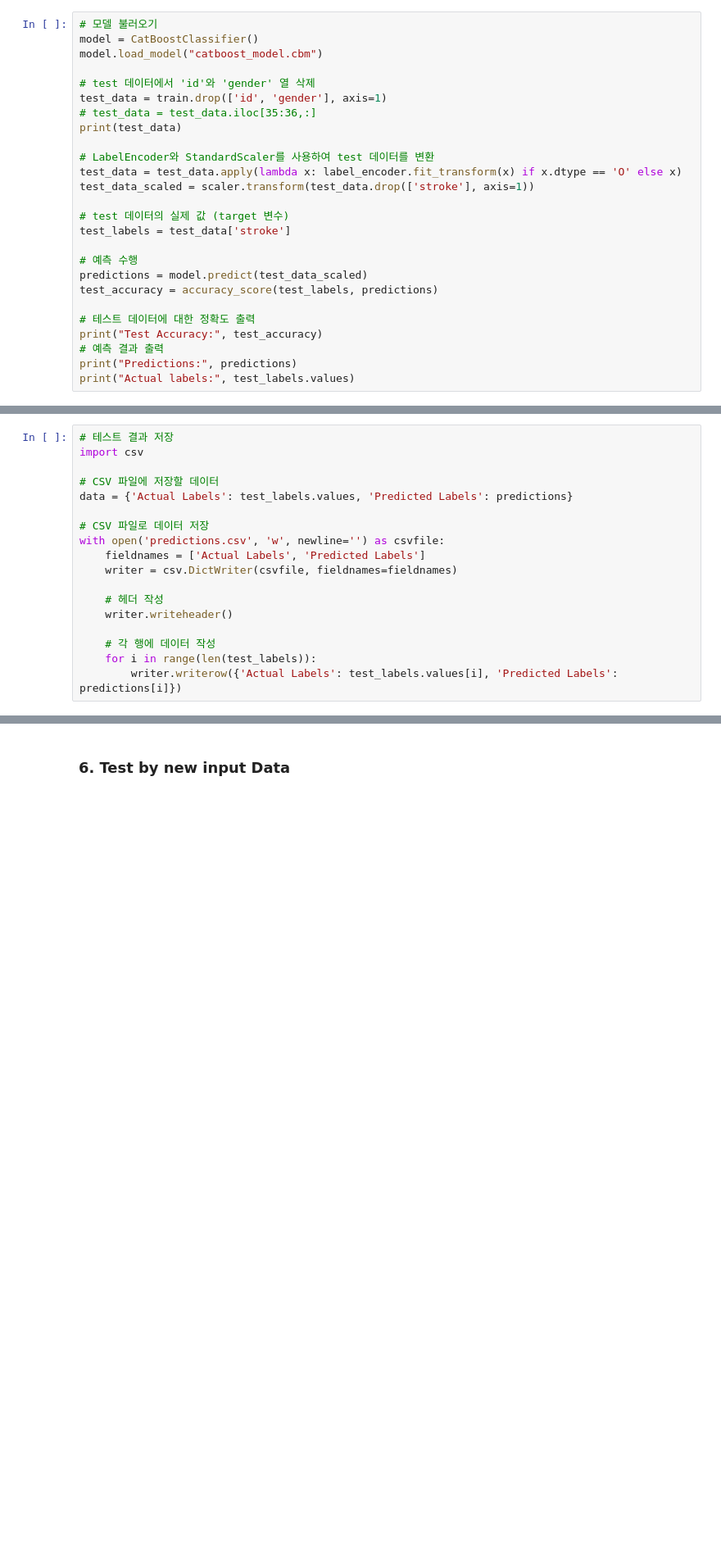
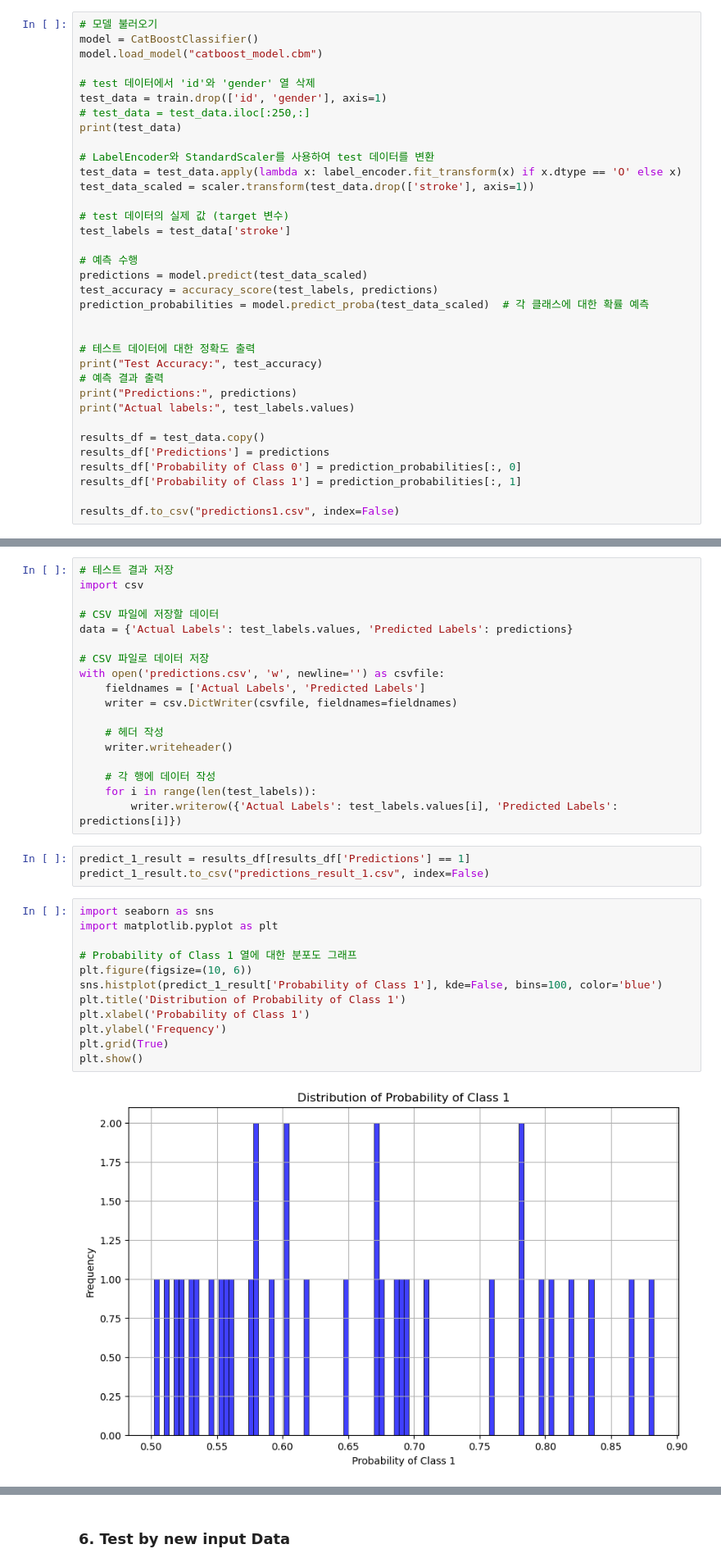
Before and after one commit to goldanghenry/cva-cat-boost, a Jupyter notebook: makeModel.ipynb, the cells around one changed output, grey strips where cells are left out. Shown at 82% size. Drawn from its saved outputs; the diff is of its cells as text; blank space fills up the shorter version.

```diff
--- a/makeModel.ipynb
+++ b/makeModel.ipynb
@@ -173,7 +173,7 @@ model.load_model("catboost_model.cbm")
 
 # test 데이터에서 'id'와 'gender' 열 삭제
 test_data = train.drop(['id', 'gender'], axis=1)
-# test_data = test_data.iloc[35:36,:]
+# test_data = test_data.iloc[:250,:]
 print(test_data)
 
 # LabelEncoder와 StandardScaler를 사용하여 test 데이터를 변환
@@ -186,12 +186,21 @@ test_labels = test_data['stroke']
 # 예측 수행
 predictions = model.predict(test_data_scaled)
 test_accuracy = accuracy_score(test_labels, predictions)
+prediction_probabilities = model.predict_proba(test_data_scaled)  # 각 클래스에 대한 확률 예측
+
 
 # 테스트 데이터에 대한 정확도 출력
 print("Test Accuracy:", test_accuracy)
 # 예측 결과 출력
 print("Predictions:", predictions)
 print("Actual labels:", test_labels.values)
+
+results_df = test_data.copy()
+results_df['Predictions'] = predictions
+results_df['Probability of Class 0'] = prediction_probabilities[:, 0]
+results_df['Probability of Class 1'] = prediction_probabilities[:, 1]
+
+results_df.to_csv("predictions1.csv", index=False)
 # %% [output]
        age  hypertension  heart_disease ever_married      work_type  \
 0     67.0             0              1          Yes        Private
@@ -228,3 +237,20 @@ with open('predictions.csv', 'w', newline='') as csvfile:
     # 각 행에 데이터 작성
     for i in range(len(test_labels)):
         writer.writerow({'Actual Labels': test_labels.values[i], 'Predicted Labels': predictions[i]})
+# %%
+predict_1_result = results_df[results_df['Predictions'] == 1]
+predict_1_result.to_csv("predictions_result_1.csv", index=False)
+# %%
+import seaborn as sns
+import matplotlib.pyplot as plt
+
+# Probability of Class 1 열에 대한 분포도 그래프
+plt.figure(figsize=(10, 6))
+sns.histplot(predict_1_result['Probability of Class 1'], kde=False, bins=100, color='blue')
+plt.title('Distribution of Probability of Class 1')
+plt.xlabel('Probability of Class 1')
+plt.ylabel('Frequency')
+plt.grid(True)
+plt.show()
+# %% [output]
+[figure, added]
```
Also changed, not shown: parts of 4 cells of this notebook, 9 other files.
